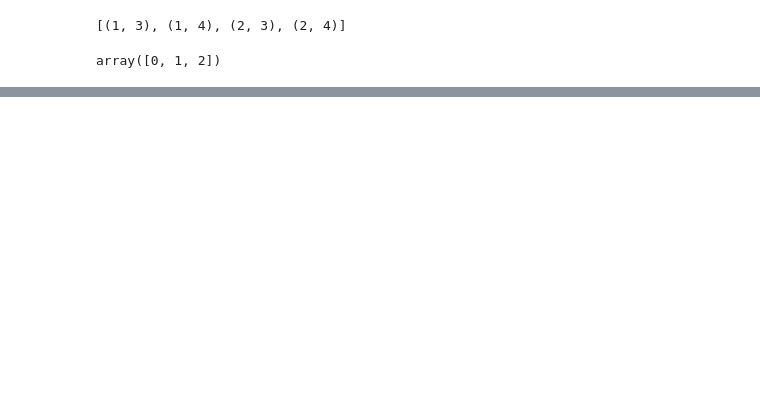
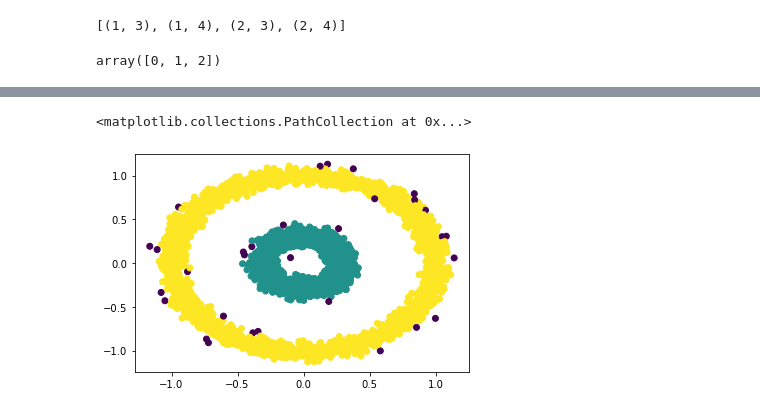
Before and after one commit to felixballestergoytia/Bootcamp_Sep2022, a Jupyter notebook: DBSCAN/dbscan.ipynb, the cells around one changed output, grey strips where cells are left out. Cells and saved outputs as stored; diff of their text form; code cells hidden in the pictures; blank space fills up the shorter version.

```diff
--- a/DBSCAN/dbscan.ipynb
+++ b/DBSCAN/dbscan.ipynb
@@ -91,0 +130,5 @@ emparejamientos_funcion(X,etiquetas,etiquetas_pred)
+# %%
+plt.scatter(X[:,0],X[:,1],c=etiquetas_dbscan)
+# %% [output]
+<matplotlib.collections.PathCollection at 0x...>
+[figure, added]
```
Also changed, not shown: parts of 20 cells of this notebook.
